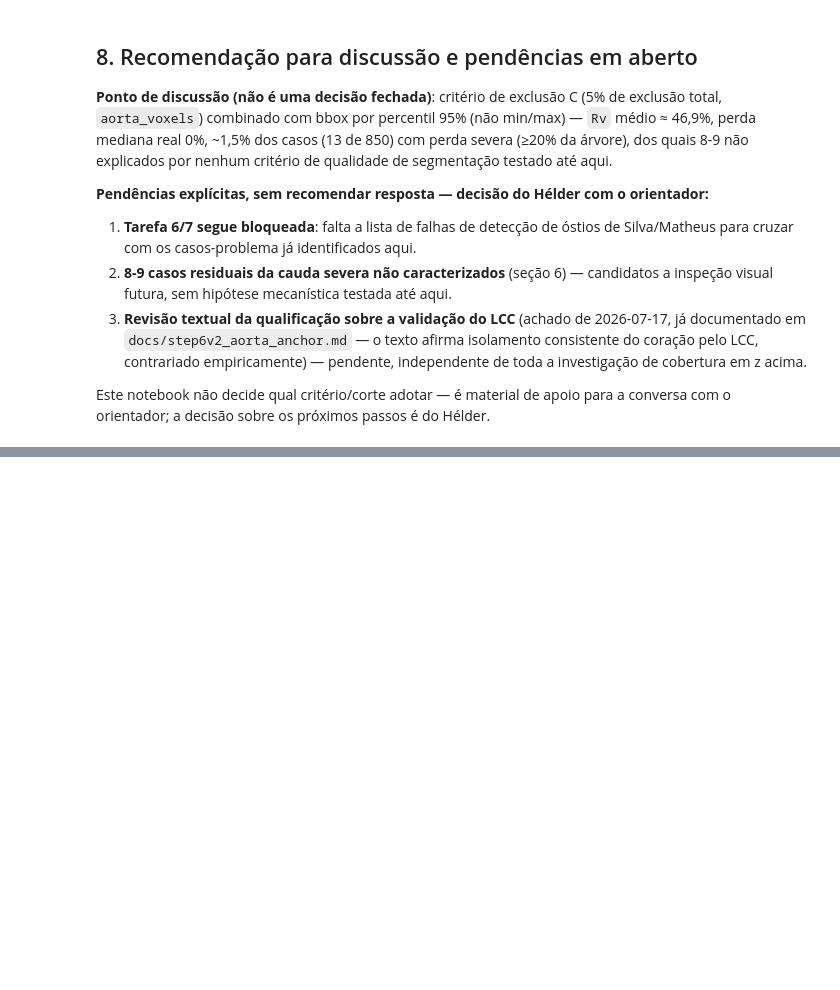
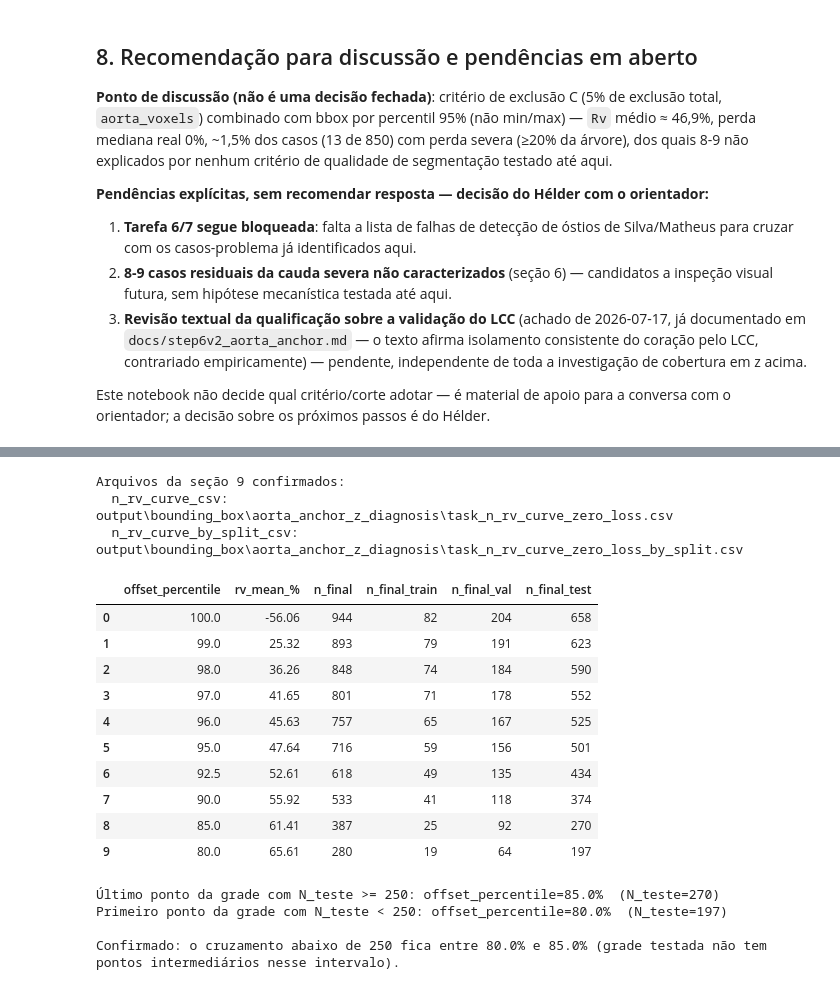
Before and after one commit to hcalmeida-uesc/heart-bounding-box, a Jupyter notebook: notebooks/reuniao_2026-07-29_diagnostico_e_correcao_z_coverage.ipynb, the cells around one changed output, grey strips where cells are left out. Saved outputs shown, nothing was run; the diff lists cells and outputs as text; code cells hidden in the pictures; blank space fills up the shorter version.

```diff
--- a/notebooks/reuniao_2026-07-29_diagnostico_e_correcao_z_coverage.ipynb
+++ b/notebooks/reuniao_2026-07-29_diagnostico_e_correcao_z_coverage.ipynb
@@ -480,0 +499,63 @@ orientador; a decisão sobre os próximos passos é do Hélder.
+# %%
+sec9_files = {
+    "n_rv_curve_csv": DIAG_DIR / "task_n_rv_curve_zero_loss.csv",
+    "n_rv_curve_by_split_csv": DIAG_DIR / "task_n_rv_curve_zero_loss_by_split.csv",
+}
+for label, path in sec9_files.items():
+    if not path.exists():
+        print(f"AVISO: {label} não encontrado em {path} — listando diretório...")
+        for candidate in sorted(path.parent.glob("*")):
+            print(f"  - {candidate.name}")
+        raise FileNotFoundError(
+            f"Ajuste o nome esperado para {label}: nenhum arquivo correspondente em {path.parent}"
+        )
+print("Arquivos da seção 9 confirmados:")
+for label, path in sec9_files.items():
+    print(f"  {label}: {path.relative_to(REPO_ROOT)}")
+
+n_rv_df = pd.read_csv(sec9_files["n_rv_curve_csv"]).sort_values(
+    "offset_percentile", ascending=False
+).reset_index(drop=True)
+n_rv_split_df = pd.read_csv(sec9_files["n_rv_curve_by_split_csv"]).sort_values(
+    "offset_percentile", ascending=False
+).reset_index(drop=True)
+
+merged = n_rv_df.merge(n_rv_split_df, on="offset_percentile", suffixes=("", "_split"))
+assert (merged["n_final"] == merged["n_final_total"]).all(), "Divergência entre os dois CSVs -- investigar"
+merged[["offset_percentile", "rv_mean_%", "n_final", "n_final_train", "n_final_val", "n_final_test"]]
+# %% [output]
+Arquivos da seção 9 confirmados:
+  n_rv_curve_csv: output\bounding_box\aorta_anchor_z_diagnosis\task_n_rv_curve_zero_loss.csv
+  n_rv_curve_by_split_csv: output\bounding_box\aorta_anchor_z_diagnosis\task_n_rv_curve_zero_loss_by_split.csv
+|  | offset_percentile | rv_mean_% | n_final | n_final_train | n_final_val | n_final_test |
+| 0 | 100.0 | -56.06 | 944 | 82 | 204 | 658 |
+| 1 | 99.0 | 25.32 | 893 | 79 | 191 | 623 |
+| 2 | 98.0 | 36.26 | 848 | 74 | 184 | 590 |
+| 3 | 97.0 | 41.65 | 801 | 71 | 178 | 552 |
+| 4 | 96.0 | 45.63 | 757 | 65 | 167 | 525 |
+| 5 | 95.0 | 47.64 | 716 | 59 | 156 | 501 |
+| 6 | 92.5 | 52.61 | 618 | 49 | 135 | 434 |
+| 7 | 90.0 | 55.92 | 533 | 41 | 118 | 374 |
+| 8 | 85.0 | 61.41 | 387 | 25 | 92 | 270 |
+| 9 | 80.0 | 65.61 | 280 | 19 | 64 | 197 |
+# %%
+N_TEST_MIN_REQUIRED = 250
+
+above = merged[merged["n_final_test"] >= N_TEST_MIN_REQUIRED]
+below = merged[merged["n_final_test"] < N_TEST_MIN_REQUIRED]
+
+last_ok = above.loc[above["offset_percentile"].idxmin()]
+first_bad = below.loc[below["offset_percentile"].idxmax()]
+
+print(f"Último ponto da grade com N_teste >= {N_TEST_MIN_REQUIRED}: offset_percentile="
+      f"{last_ok['offset_percentile']}%  (N_teste={int(last_ok['n_final_test'])})")
+print(f"Primeiro ponto da grade com N_teste < {N_TEST_MIN_REQUIRED}: offset_percentile="
+      f"{first_bad['offset_percentile']}%  (N_teste={int(first_bad['n_final_test'])})")
+print(f"\nConfirmado: o cruzamento abaixo de {N_TEST_MIN_REQUIRED} fica entre "
+      f"{first_bad['offset_percentile']}% e {last_ok['offset_percentile']}% "
+      "(grade testada não tem pontos intermediários nesse intervalo).")
+# %% [output]
+Último ponto da grade com N_teste >= 250: offset_percentile=85.0%  (N_teste=270)
+Primeiro ponto da grade com N_teste < 250: offset_percentile=80.0%  (N_teste=197)
+
+Confirmado: o cruzamento abaixo de 250 fica entre 80.0% e 85.0% (grade testada não tem pontos intermediários nesse intervalo).
```
Also changed, not shown: parts of 4 cells of this notebook.
